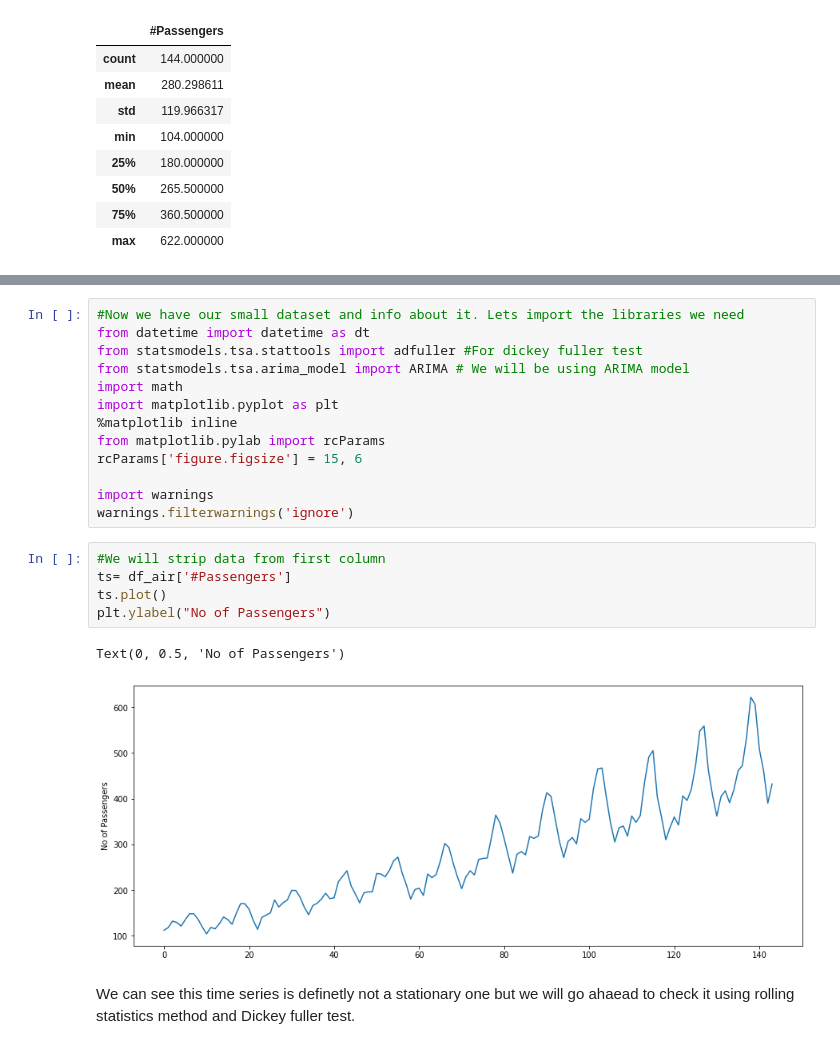
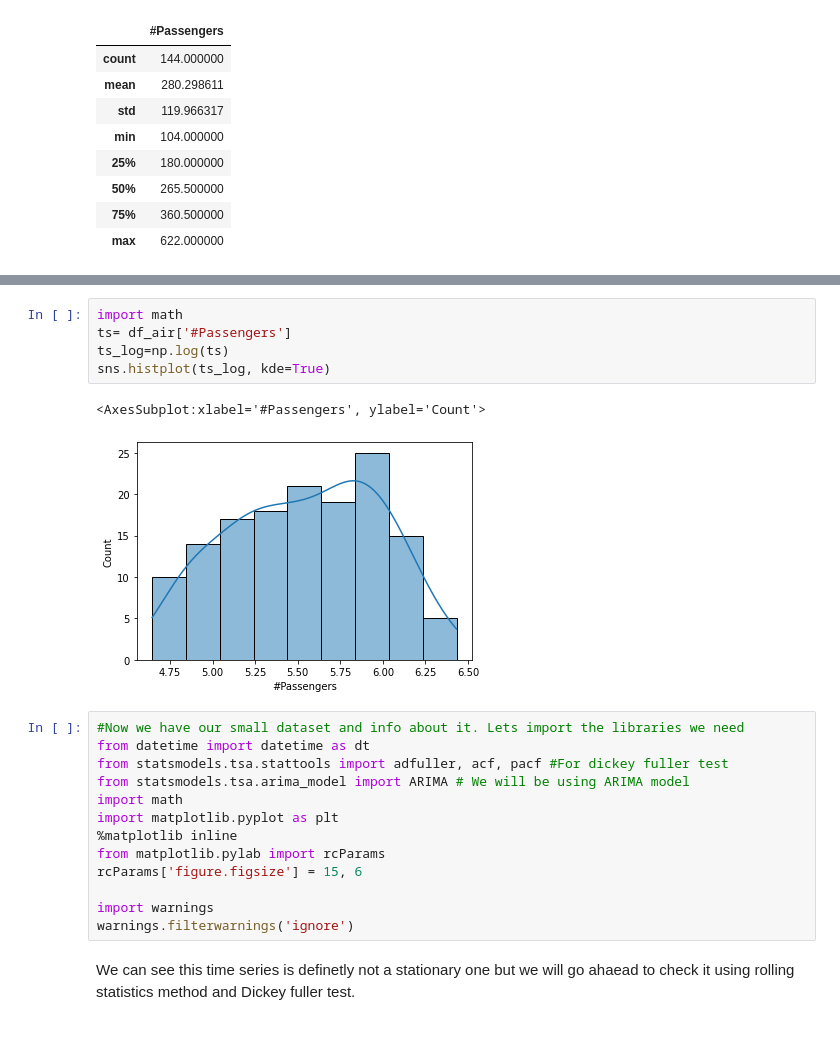
Before and after one commit to nina96/Time-series, a Jupyter notebook: air-passenger.ipynb, the cells around one changed output, grey strips where cells are left out. Cells and saved outputs as stored; diff of their text form.

```diff
--- a/air-passenger.ipynb
+++ b/air-passenger.ipynb
@@ -120,7 +159,15 @@ df_air.describe()
+# %%
+import math
+ts= df_air['#Passengers']
+ts_log=np.log(ts)
+sns.histplot(ts_log, kde=True)
+# %% [output]
+<AxesSubplot:xlabel='#Passengers', ylabel='Count'>
+[figure, added]
 # %%
 #Now we have our small dataset and info about it. Lets import the libraries we need
 from datetime import datetime as dt
-from statsmodels.tsa.stattools import adfuller #For dickey fuller test
+from statsmodels.tsa.stattools import adfuller, acf, pacf #For dickey fuller test
 from statsmodels.tsa.arima_model import ARIMA # We will be using ARIMA model
 import math
 import matplotlib.pyplot as plt
@@ -130,14 +177,6 @@ rcParams['figure.figsize'] = 15, 6
 
 import warnings
 warnings.filterwarnings('ignore')
-# %%
-#We will strip data from first column
-ts= df_air['#Passengers']
-ts.plot()
-plt.ylabel("No of Passengers")
-# %% [output]
-Text(0, 0.5, 'No of Passengers')
-[figure, removed]
 # %% [markdown]
 We can see this time series is definetly not a stationary one but we will go ahaead to check it using rolling statistics method and Dickey fuller test.
 # %%
```
Also changed, not shown: parts of 18 cells of this notebook.
